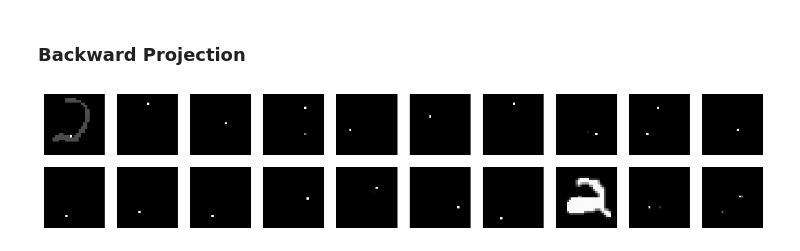
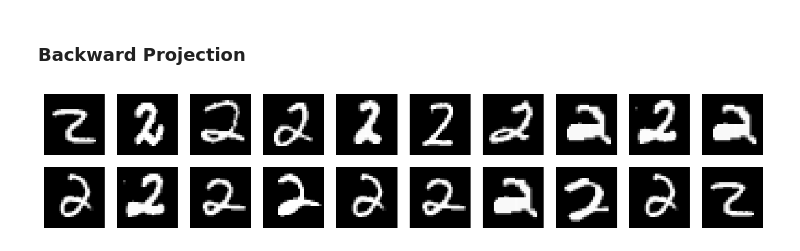
Before and after one commit to sleepymalc/IG-Augmentation, a Jupyter notebook: MNIST-generate.ipynb, the cells around one changed output. Drawn from its saved outputs; the diff is of its cells as text; code cells hidden in the pictures.

```diff
--- a/MNIST-generate.ipynb
+++ b/MNIST-generate.ipynb
@@ -98,8 +98,8 @@ plt.show()
 # %% [markdown]
 ### Specific Digit
 # %%
-X = []
-train_size = 20
+P = []
+train_size = 30
 class_label = 2  # 0-9
 
 class_folder = os.path.join(save_dir, str(class_label))
@@ -109,14 +109,14 @@ for k in range(1, len(images) + 1):
     img = images[k - 1]
     img = img.resize(D_)
     array_obj = np.asarray(img)
-    X.append(array_obj)
+    P.append(array_obj)
 
-X = np.array(X)
+P = np.array(P)
 
 plt.figure(figsize=(16, 3))
 for i in range(20):
     plt.subplot(2, 10, i+1)
-    plt.imshow(X[i], cmap='gray', vmin=0, vmax=255) # [0, 255]
+    plt.imshow(P[i], cmap='gray', vmin=0, vmax=255) # [0, 255]
     plt.axis('off')  # Hide axes
 
 plt.show()
@@ -127,16 +127,15 @@ plt.show()
 # %% [markdown]
 ### Legendre Decomposition
 # %%
-# Initialize lists to store the results
 scaleX = []
 Q = []
 theta = []
-
-# Initialize a list to store reconstructed images
 X_recons = []
 
+B_LD = ld.default_B(D_, 1, cp.get_array_module(P[0]))
+
 for i in range(train_size):
-    _, scaleX_, Q_, theta_ = LD(X[i], order=1, verbose=False, n_iter=100, lr=1e-4, exit_abs=True)
+    _, _, scaleX_, Q_, theta_ = ld.LD(P[i], B=B_LD, verbose=False, n_iter=1000, lr=1e-1)
     scaleX.append(scaleX_)
     Q.append(Q_)
     theta.append(theta_)
@@ -191,18 +228,16 @@ plt.show()
 ### Construct Submanifold
 # %%
 # Construct the constrained coordinates
-B = block_B([9, 9], [13, 13])
-
-print("B:", B)
+B_BP = ld.block_B([8, 8], [20, 20])
 
 # Compute every datapoint's eta_hat (served as the linear constraints)
 eta_hat = []
 
-for i in range(X.shape[0]):
+for i in range(P.shape[0]):
     eps = np.asarray(1.0e-5)
-    xp = cp.get_array_module(X[i])
-    P = (X[i] + eps) / scaleX[i]
-    eta_hat_ = get_eta(P, len(D_), xp)
+    xp = cp.get_array_module(P[i])
+    P_ = (P[i] + eps) / scaleX[i]
+    eta_hat_ = ld.get_eta(P_, len(D_), xp)
     eta_hat.append(eta_hat_)
 
 eta_hat = cp.asarray(eta_hat)
@@ -232,33 +250,33 @@ def find_closest_datapoint(input_point, training_data):
     for i, data_point in enumerate(training_data):
         euclidean_distance = np.sqrt(np.sum((np.array(input_point) - np.array(data_point)) ** 2))
         if euclidean_distance < min_distance:
             min_distance = euclidean_distance
             closest_index = i
     return closest_index
 
 sampled_P_BP = []
 sampled_theta_BP = []
 sampled_X_recons = []
 
-for i in range(X.shape[0]):
+for i in range(num_new_samples):
     k = find_closest_datapoint(sampled_theta[i].reshape(-1), theta.reshape(len(theta), -1))
 
-    _, P_, theta_ = BP(sampled_Q[i], sampled_theta[i], eta_hat[k], scaleX[k], B=B, verbose=False)
+    history_kl, history_norm, P_, theta_ = ld.BP(sampled_theta[i], (P[k] + eps) / scaleX[k], eta_hat[k], scaleX[k], B=B_BP, verbose=False, n_iter=1000, lr=1e-1)
     sampled_P_BP.append(P_)
     sampled_theta_BP.append(theta_)
 
     X_recons_ = (P_).astype(np.int32)
     sampled_X_recons.append(X_recons_)
 
 sampled_P_BP = np.array(sampled_P_BP)
 sampled_theta_BP = np.array(sampled_theta_BP)
 sampled_X_recons = np.array(sampled_X_recons)
 
 plt.figure(figsize=(16, 3))
 for i in range(sampled_theta.shape[0]):
     plt.subplot(2, 10, i + 1)
     plt.imshow(renormalize_image(sampled_X_recons[i]), cmap='gray', vmin=0, vmax=255) # [0, 255]
     plt.axis('off')
 plt.show()
 # %% [output]
-[figure, old version]
+[figure, new version]
```
Also changed, not shown: parts of 5 cells of this notebook, 2 other files.
